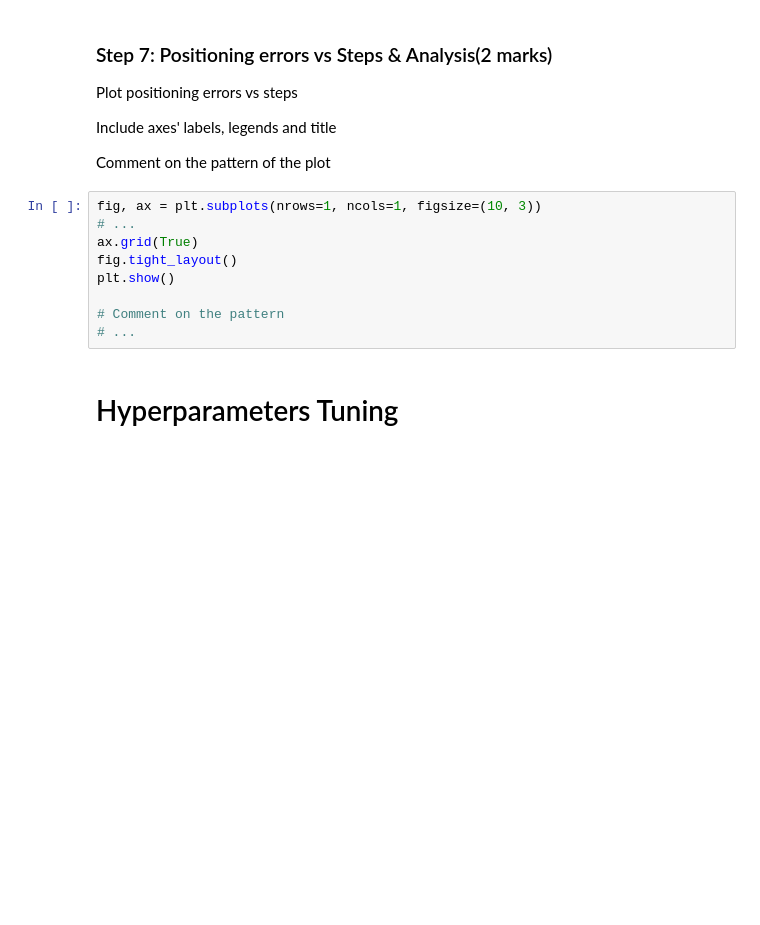
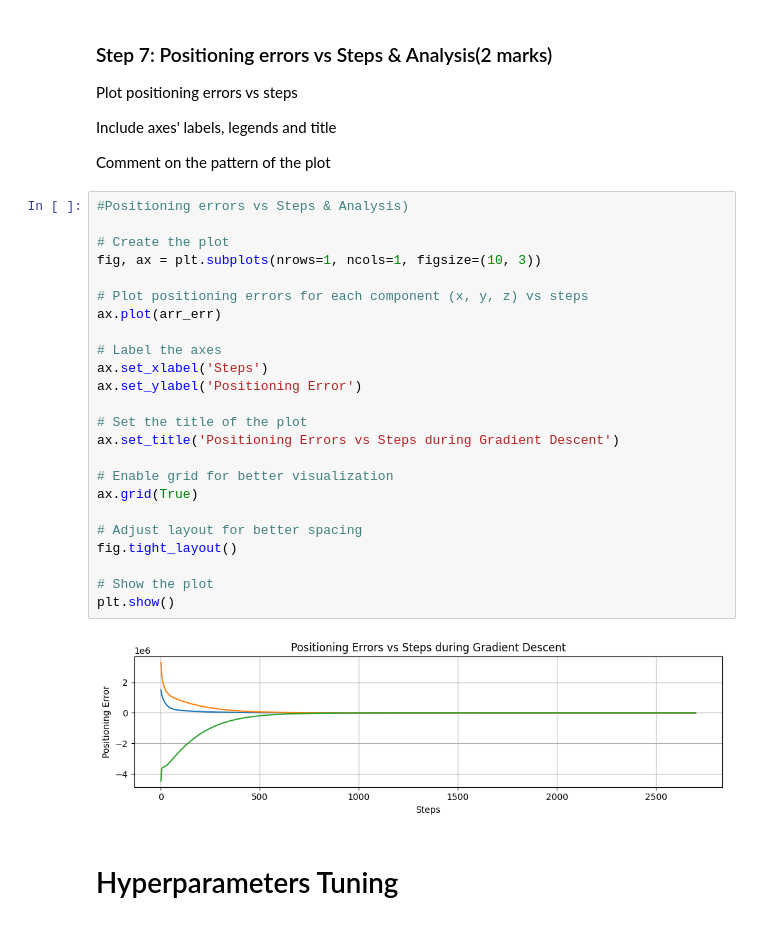
Before and after one commit to TaRa1999R/engg680_2024_fall, a Jupyter notebook: Lab_Assignment3/Assignment3.ipynb, the cells around one changed output. Drawn from its saved outputs; the diff is of its cells as text; blank space fills up the shorter version.

```diff
--- a/Lab_Assignment3/Assignment3.ipynb
+++ b/Lab_Assignment3/Assignment3.ipynb
@@ -307,15 +327,32 @@ Plot positioning errors vs steps
 Include axes' labels, legends and title
 
 Comment on the pattern of the plot
-# %%
-fig, ax = plt.subplots(nrows=1, ncols=1, figsize=(10, 3))
-# ...
-ax.grid(True)
-fig.tight_layout()
-plt.show()
-
-# Comment on the pattern
-# ...
+# %%
+#Positioning errors vs Steps & Analysis)
+
+# Create the plot
+fig, ax = plt.subplots(nrows=1, ncols=1, figsize=(10, 3))
+
+# Plot positioning errors for each component (x, y, z) vs steps
+ax.plot(arr_err)
+
+# Label the axes
+ax.set_xlabel('Steps')
+ax.set_ylabel('Positioning Error')
+
+# Set the title of the plot
+ax.set_title('Positioning Errors vs Steps during Gradient Descent')
+
+# Enable grid for better visualization
+ax.grid(True)
+
+# Adjust layout for better spacing
+fig.tight_layout()
+
+# Show the plot
+plt.show()
+# %% [output]
+[figure, added]
 # %% [markdown]
 # Hyperparameters Tuning
 # %% [markdown]
```
Also changed, not shown: parts of 17 cells of this notebook.
